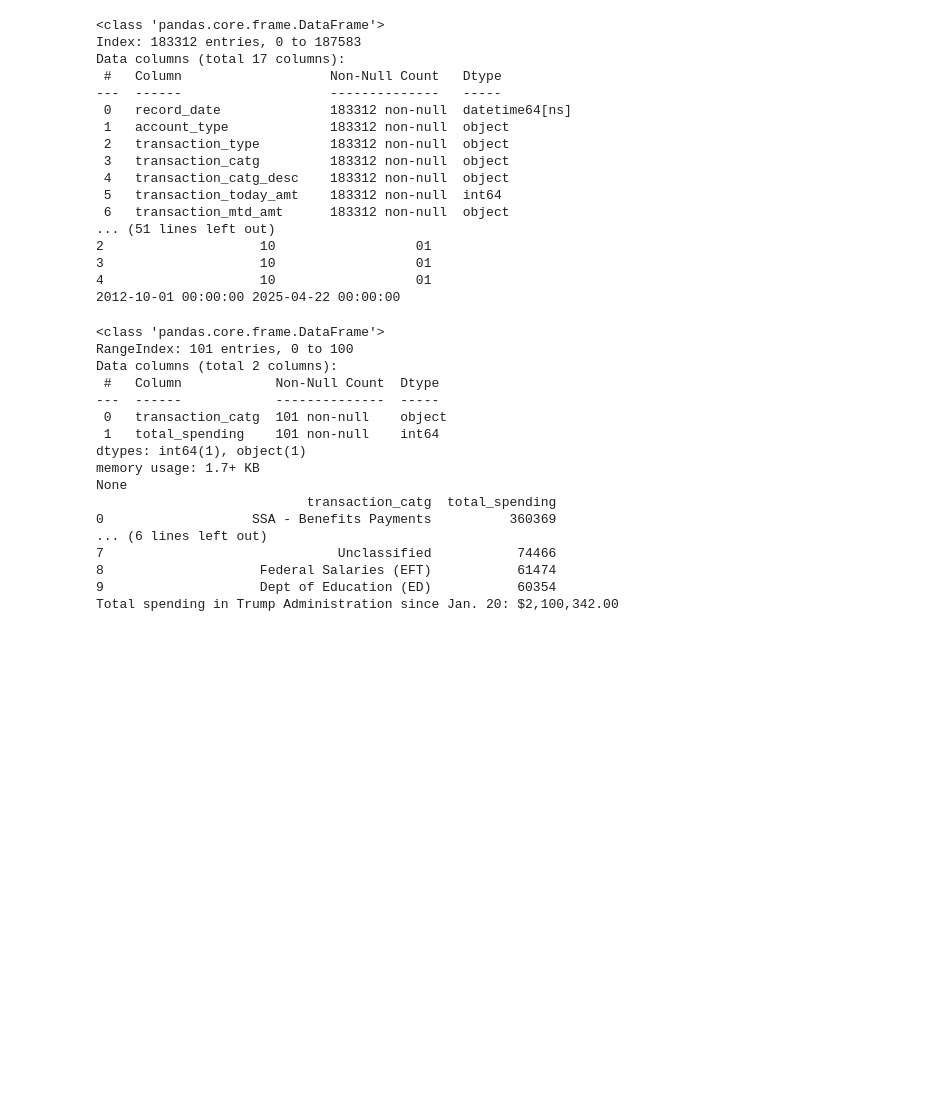
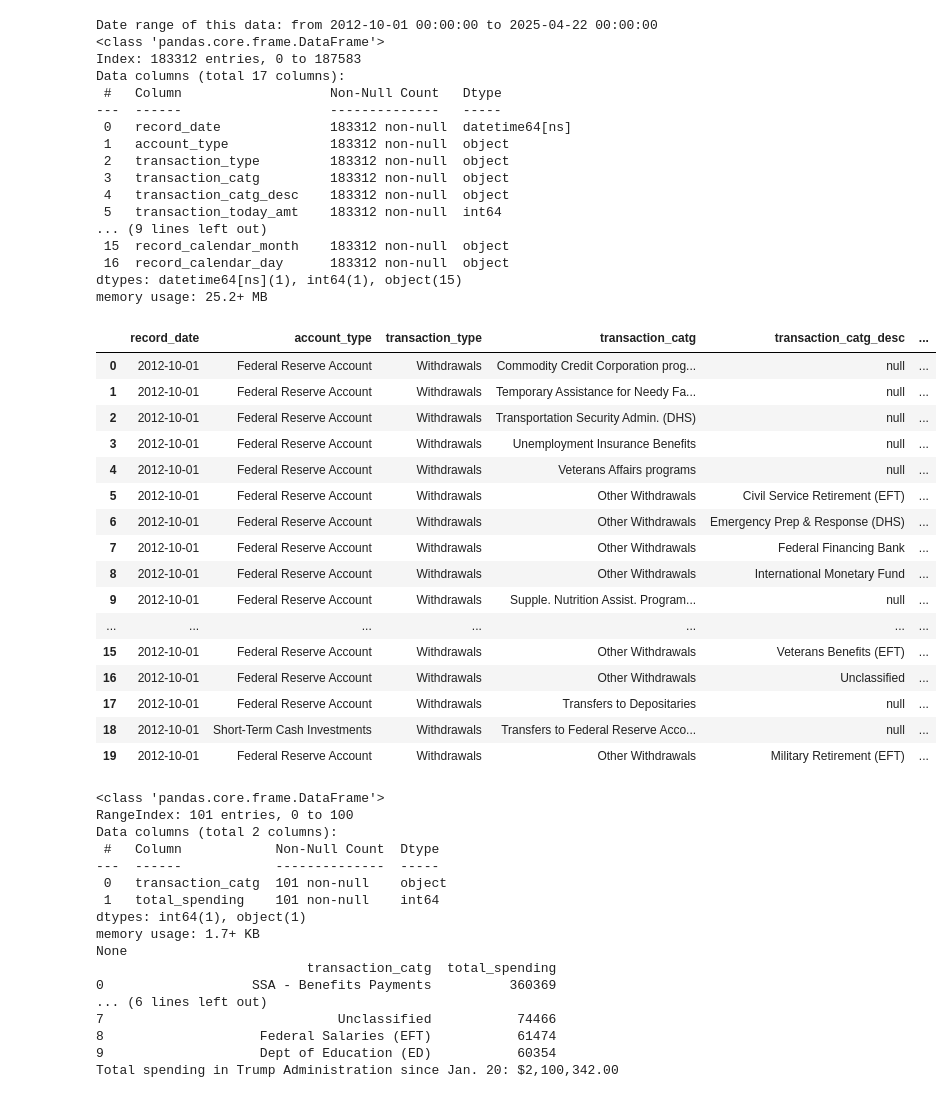
Before and after one commit to jkelly3rd/fed_spend, a Jupyter notebook: 02_spending_tracker_analysis.ipynb, the cells around one changed output. Cells and saved outputs as stored; diff of their text form; code cells hidden in the pictures; blank space fills up the shorter version.

Commit message:
Update code and data with refactored categories

```diff
--- a/02_spending_tracker_analysis.ipynb
+++ b/02_spending_tracker_analysis.ipynb
@@ -5,30 +5,47 @@ import requests
 # %%
 # Load the latest clean withdrawals data following update
 withdrawals_combined_file_path = "data/withdrawals.parquet"
 withdrawals = pd.read_parquet(withdrawals_combined_file_path)
 
-# Quick show of info, head and date range of record_date
-print(withdrawals.info())
-print(withdrawals.head())
-print(withdrawals['record_date'].min(), withdrawals['record_date'].max())
+# Quick show of date range, info, head and date range of record_date
+print(f"Date range of this data: from {withdrawals['record_date'].min()} to {withdrawals['record_date'].max()}")
+withdrawals.info()
+withdrawals.head(20)
 # %% [output]
+Date range of this data: from 2012-10-01 00:00:00 to 2025-04-22 00:00:00
 <class 'pandas.core.frame.DataFrame'>
 Index: 183312 entries, 0 to 187583
 Data columns (total 17 columns):
  #   Column                   Non-Null Count   Dtype
 ---  ------                   --------------   -----
  0   record_date              183312 non-null  datetime64[ns]
  1   account_type             183312 non-null  object
  2   transaction_type         183312 non-null  object
  3   transaction_catg         183312 non-null  object
  4   transaction_catg_desc    183312 non-null  object
  5   transaction_today_amt    183312 non-null  int64
- 6   transaction_mtd_amt      183312 non-null  object
-... (51 lines left out)
-2                    10                  01
-3                    10                  01
-4                    10                  01
-2012-10-01 00:00:00 2025-04-22 00:00:00
+... (9 lines left out)
+ 15  record_calendar_month    183312 non-null  object
+ 16  record_calendar_day      183312 non-null  object
+dtypes: datetime64[ns](1), int64(1), object(15)
+memory usage: 25.2+ MB
+|  | record_date | account_type | transaction_type | transaction_catg | transaction_catg_desc | ... |
+| 0 | 2012-10-01 | Federal Reserve Account | Withdrawals | Commodity Credit Corporation prog... | null | ... |
+| 1 | 2012-10-01 | Federal Reserve Account | Withdrawals | Temporary Assistance for Needy Fa... | null | ... |
+| 2 | 2012-10-01 | Federal Reserve Account | Withdrawals | Transportation Security Admin. (DHS) | null | ... |
+| 3 | 2012-10-01 | Federal Reserve Account | Withdrawals | Unemployment Insurance Benefits | null | ... |
+| 4 | 2012-10-01 | Federal Reserve Account | Withdrawals | Veterans Affairs programs | null | ... |
+| 5 | 2012-10-01 | Federal Reserve Account | Withdrawals | Other Withdrawals | Civil Service Retirement (EFT) | ... |
+| 6 | 2012-10-01 | Federal Reserve Account | Withdrawals | Other Withdrawals | Emergency Prep & Response (DHS) | ... |
+| 7 | 2012-10-01 | Federal Reserve Account | Withdrawals | Other Withdrawals | Federal Financing Bank | ... |
+| 8 | 2012-10-01 | Federal Reserve Account | Withdrawals | Other Withdrawals | International Monetary Fund | ... |
+| 9 | 2012-10-01 | Federal Reserve Account | Withdrawals | Supple. Nutrition Assist. Program... | null | ... |
+| ... | ... | ... | ... | ... | ... | ... |
+| 15 | 2012-10-01 | Federal Reserve Account | Withdrawals | Other Withdrawals | Veterans Benefits (EFT) | ... |
+| 16 | 2012-10-01 | Federal Reserve Account | Withdrawals | Other Withdrawals | Unclassified | ... |
+| 17 | 2012-10-01 | Federal Reserve Account | Withdrawals | Transfers to Depositaries | null | ... |
+| 18 | 2012-10-01 | Short-Term Cash Investments | Withdrawals | Transfers to Federal Reserve Acco... | null | ... |
+| 19 | 2012-10-01 | Federal Reserve Account | Withdrawals | Other Withdrawals | Military Retirement (EFT) | ... |
 # %%
 ## THIS IS WHERE WE NEED TO INSERT OUR CROSSWALK AND RECATEGORIZE DATA TO SMOOTH OUT INCONSISTENCIES IN CATEGORY NAMES ACROSS YEARS
 # %%
```
Also changed, not shown: 6 other files.
